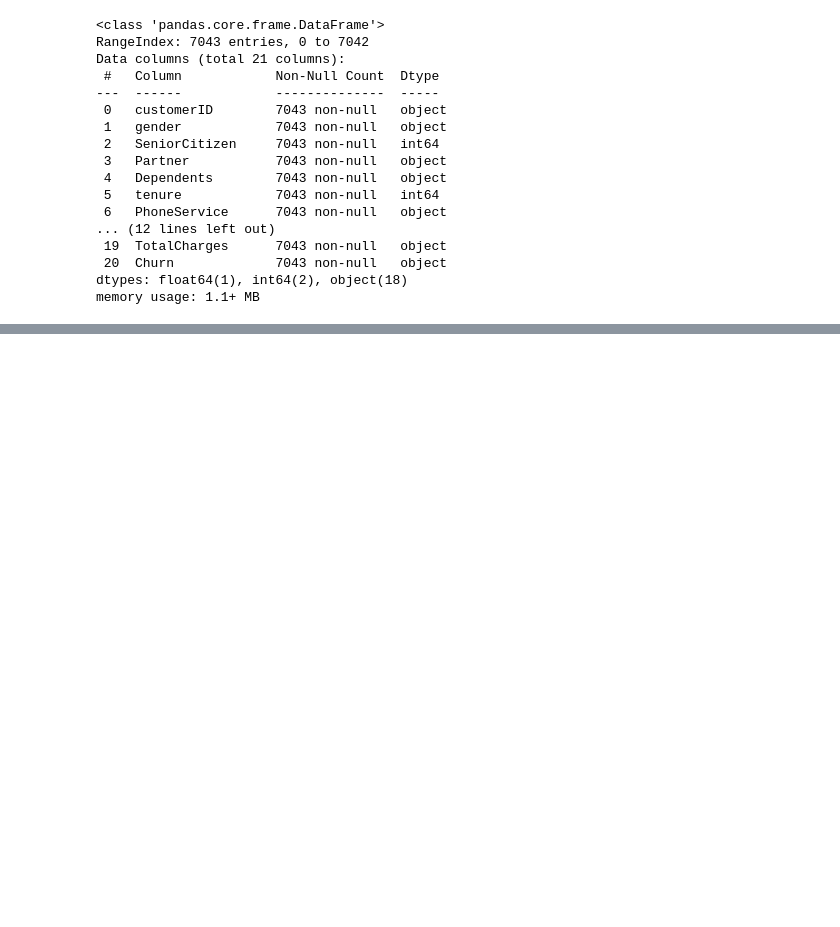
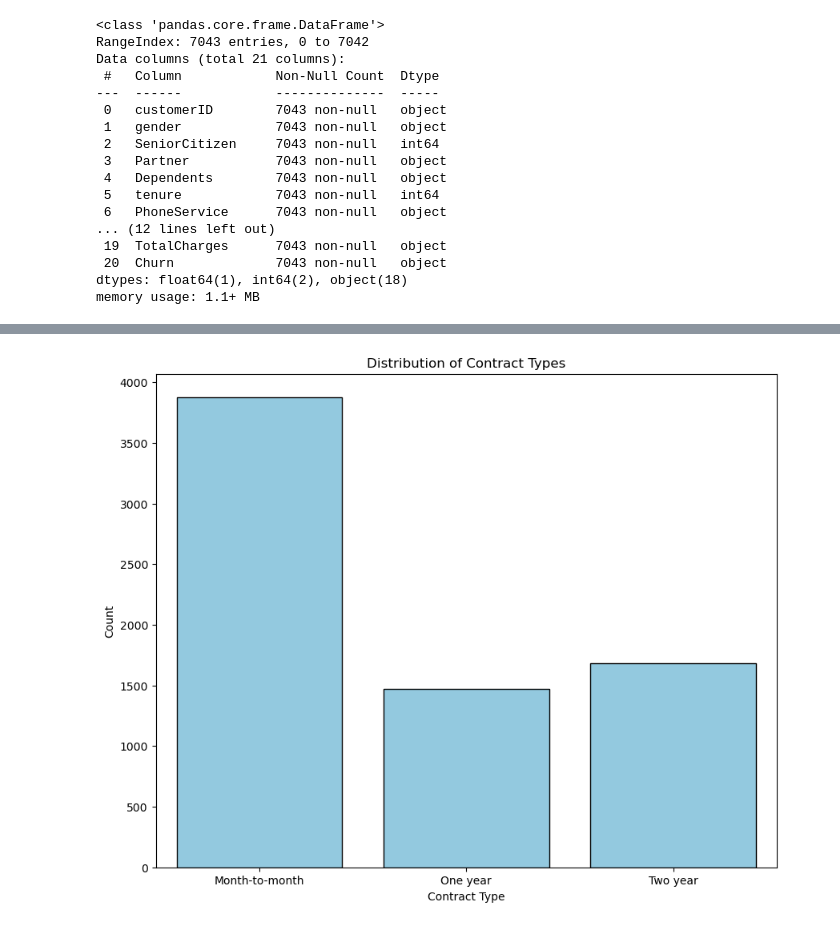
Before and after one commit to Justcolins/TELCO_CUSTOMER_CHURN, a Jupyter notebook: churn.ipynb, the cells around one changed output, grey strips where cells are left out. Cells and saved outputs as stored; diff of their text form; code cells hidden in the pictures; blank space fills up the shorter version.

```diff
--- a/churn.ipynb
+++ b/churn.ipynb
@@ -52,0 +196,10 @@ memory usage: 1.1+ MB
+# %%
+plt.figure(figsize=(10, 8))
+# Plot for 'Contract'
+sns.countplot(x='Contract', data=df, color='skyblue', edgecolor ='black')
+plt.title('Distribution of Contract Types')
+plt.xlabel('Contract Type')
+plt.ylabel('Count')
+plt.show()
+# %% [output]
+[figure, added]
```
Also changed, not shown: parts of 17 cells of this notebook.
